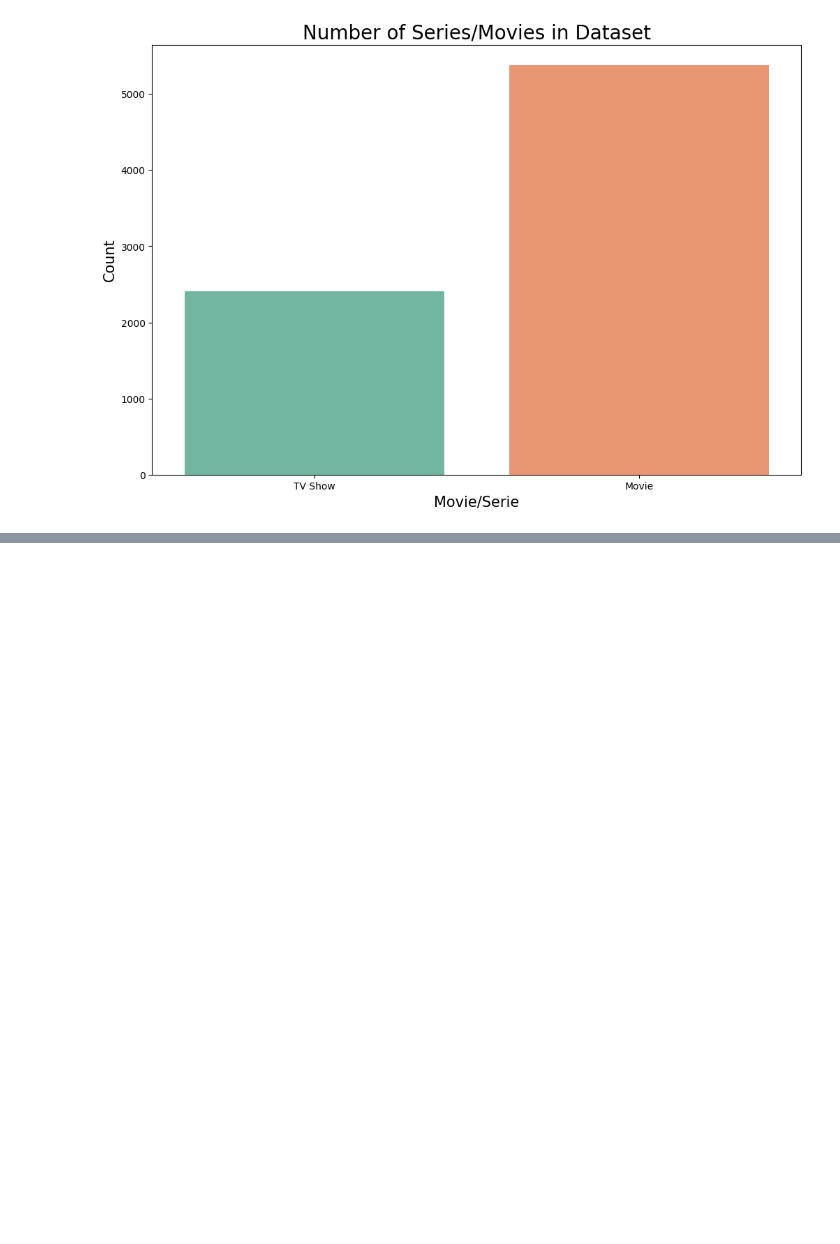
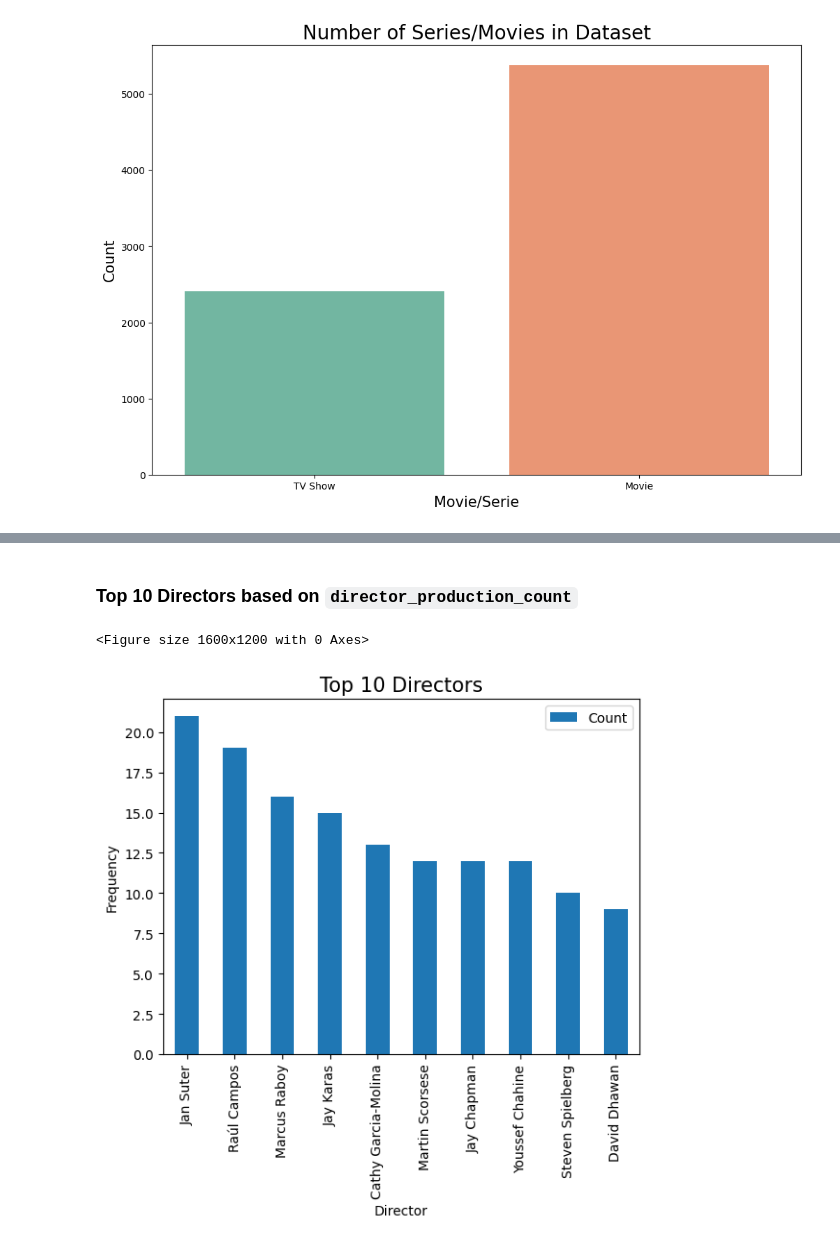
Before and after one commit to mohammadreza-mohammadi94/DataAnalysis-And-MachineLearning, a Jupyter notebook: 11- Netflix #1/Netflix.ipynb, the cells around one changed output, grey strips where cells are left out. Drawn from its saved outputs; the diff is of its cells as text; code cells hidden in the pictures; blank space fills up the shorter version.

```diff
--- a/11- Netflix #1/Netflix.ipynb
+++ b/11- Netflix #1/Netflix.ipynb
@@ -341,0 +401,19 @@ AttributeError: Can only use .str accessor with string values!
+# %%
+def director_production_count(df):
+    # Filter out entries with 'Unknown' directors
+    filtered_df = df[df['Director'] != 'Unknown']
+    # Create a DataFrame with each unique directors
+    director_df = pd.DataFrame(filtered_df['Director'].apply(lambda x: str(x).split(',')).explode().str.strip())
+    # Count the total number of movie and TV show produced by each director
+    director_production_counts = director_df.groupby('Director').size().reset_index(name='Count').set_index('Director')
+
+    return director_production_counts.sort_values(by = 'Count', ascending = False)
+    """
+    director_df.groupby('Director'): groups the DataFrame director_df by the 'Director' column. It creates a group for each unique director.
+    ----------------------------------------------------------------------------------
+    .size(): This method calculates the size (number of occurrences) of each group.
+    ----------------------------------------------------------------------------------
+    .reset_index(name='Count'): This part resets the index of the resulting DataFrame and gives a name ('Count') to the column that represents the size of each group.
+    ----------------------------------------------------------------------------------
+    .set_index('Director'): This code sets the 'Director' column as the new index of the DataFrame.
+    """
@@ -341,0 +439,3 @@ AttributeError: Can only use .str accessor with string values!
+# %%
+director_production_count = director_production_count(df)
+director_production_count.head(10)
@@ -395,0 +657,12 @@ plt.show()
+# %% [markdown]
+### Top 10 Directors based on `director_production_count`
+# %%
+plt.figure(figsize = (16, 12))
+director_production_count.head(10).plot(kind = 'bar')
+plt.title("Top 10 Directors", fontsize = 15)
+plt.xlabel("Director", fontsize = 10)
+plt.ylabel('Frequency', fontsize = 10)
+plt.show()
+# %% [output]
+<Figure size 1600x1200 with 0 Axes>
+[figure, added]
```
Also changed, not shown: parts of 56 cells of this notebook.
